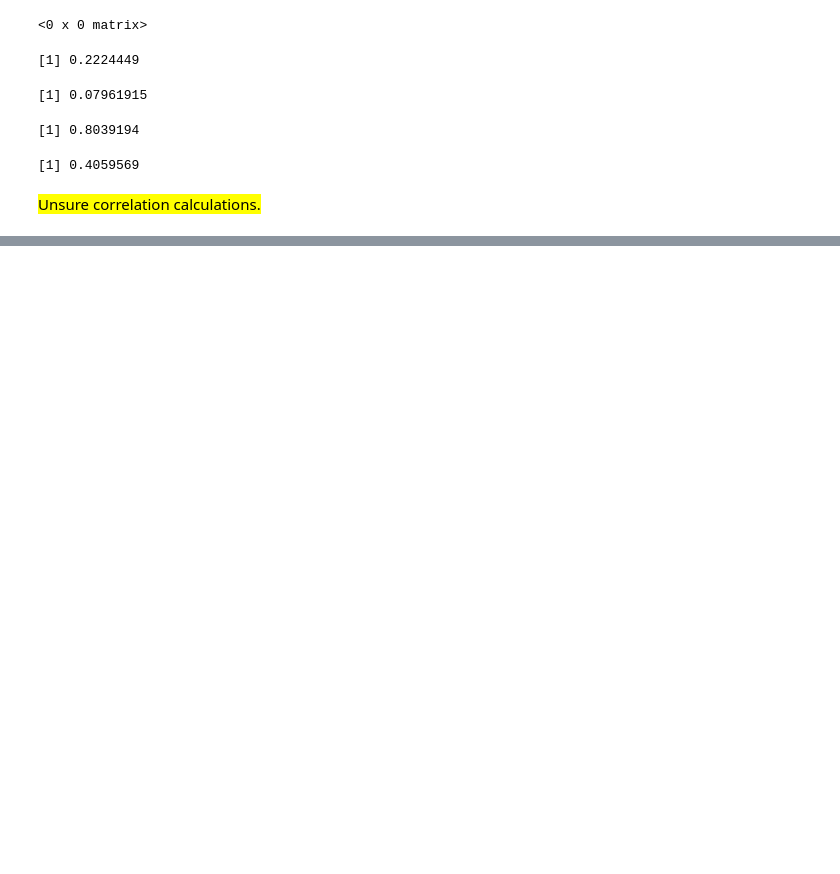
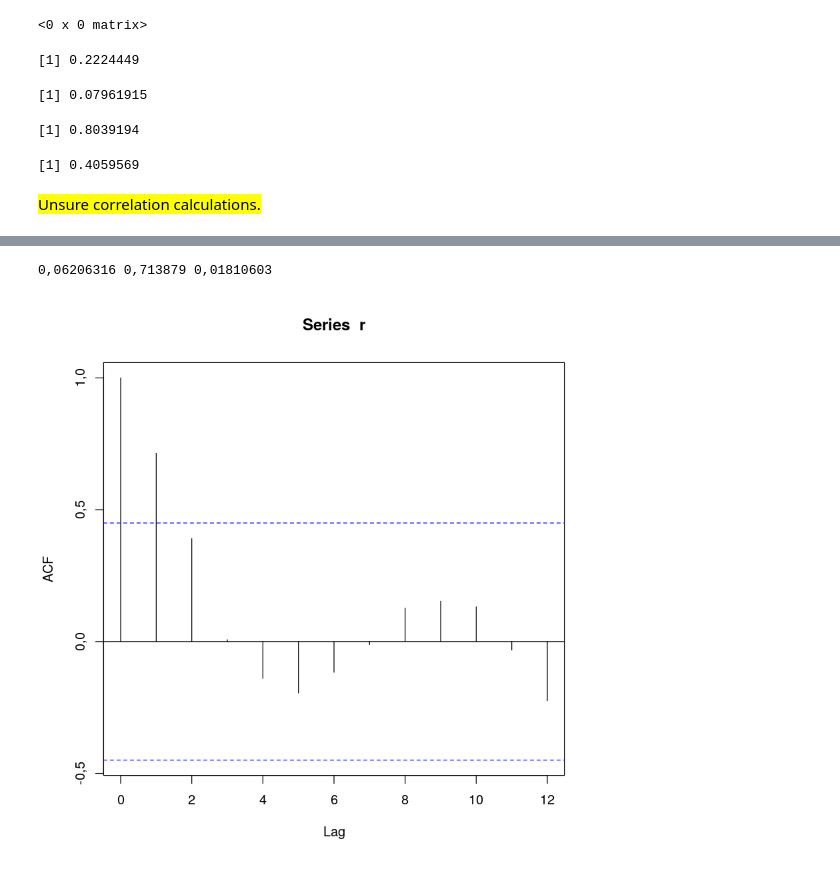
Before and after one commit to kaaja/Insc, a Jupyter notebook: w11/w11.ipynb, the cells around one changed output, grey strips where cells are left out. Saved outputs shown, nothing was run; the diff lists cells and outputs as text; code cells hidden in the pictures; blank space fills up the shorter version.

```diff
--- a/w11/w11.ipynb
+++ b/w11/w11.ipynb
@@ -158,0 +202,8 @@ I solved these, but the solutions didn't save to disk. Will not repeat this. See
+# %%
+xiHat = mean(r)
+aHat = acf(r)[[1]][2]
+sigmaHat = sd(r) * sqrt(1-aHat**2)
+cat(xiHat, aHat, sigmaHat)
+# %% [output]
+0,06206316 0,713879 0,01810603
+[figure, added]
```
Also changed, not shown: parts of 12 cells of this notebook.
